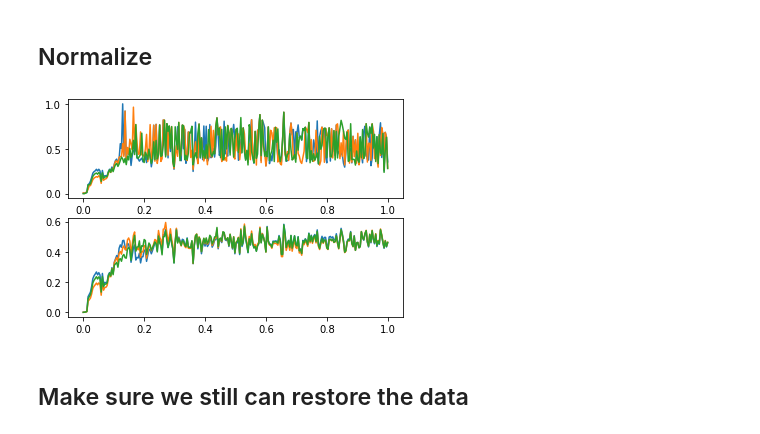
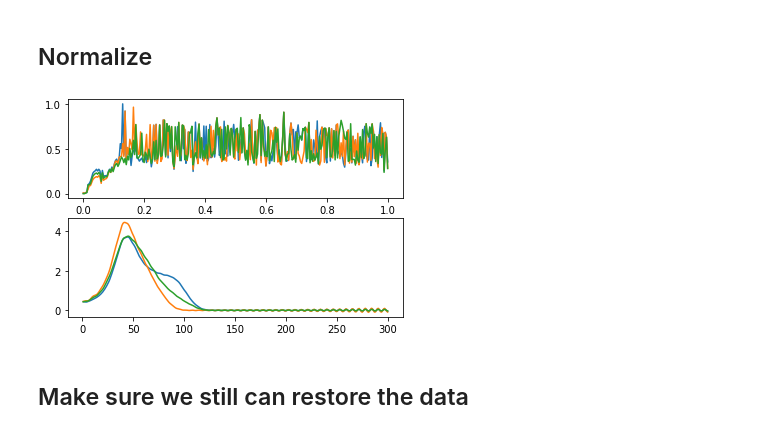
Before and after one commit to emblsaxs/gnnom, a Jupyter notebook: jupyter-notebook/autoencoder-groundbreaking.ipynb, the cells around one changed output. Saved outputs shown, nothing was run; the diff lists cells and outputs as text; code cells hidden in the pictures.

```diff
--- a/jupyter-notebook/autoencoder-groundbreaking.ipynb
+++ b/jupyter-notebook/autoencoder-groundbreaking.ipynb
@@ -417,6 +418,9 @@ std       = np.std(ITr, axis = 0)
 ITr       = np.divide(ITr   , std)
 minimum   = np.min(ITr, axis = 0)
 ITr       = np.divide(ITr   , minimum)
+
+stdPDDF   = np.std(pddfTrainingIs, axis = 0)
+ITrPDDF   = np.divide(pddfTrainingIs   , stdPDDF)
 # %%
 # validation
 # make positive
@@ -438,12 +446,12 @@ ITest       = np.divide(ITest   , minimum)
 # %%
 for i in range(1000, 1003, 1):
     plt.subplot(2,1,1)
     plt.plot(s, ITr[i])
     plt.subplot(2,1,2)
-    plt.plot(s, ITrS[i])
+    plt.plot(r, ITrPDDF[i])
 plt.show()
 # %% [output]
-[figure, old version]
+[figure, new version]
 # %% [markdown]
 ## Make sure we still can restore the data
 # %%
```
Also changed, not shown: parts of 5 cells of this notebook.
